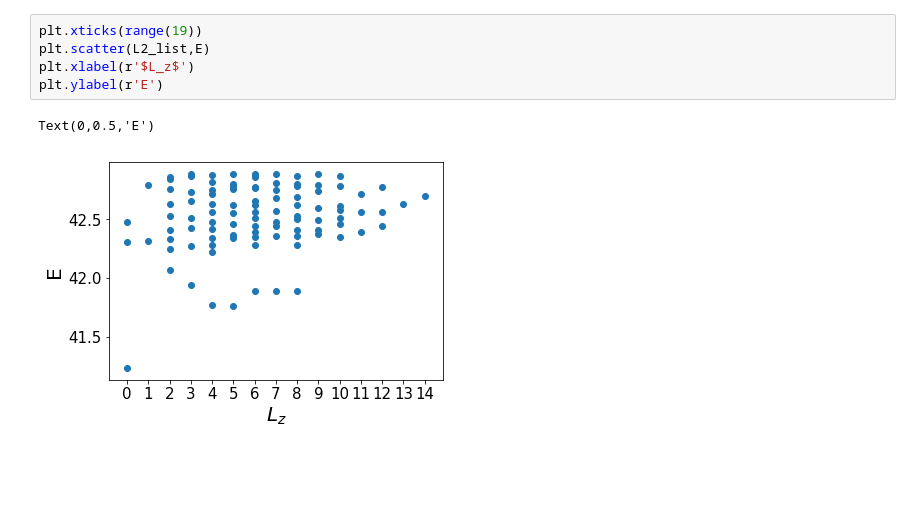
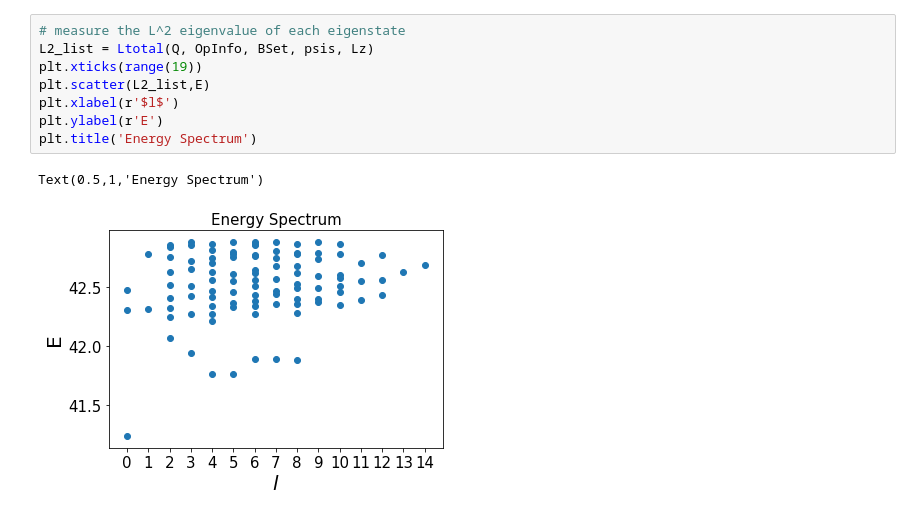
Before and after one commit to liangjj/GPED, a Jupyter notebook: example_FQH_Sphere_Laughlin_coulomb.ipynb, the cells around one changed output. Drawn from its saved outputs; the diff is of its cells as text; blank space fills up the shorter version.

```diff
--- a/example_FQH_Sphere_Laughlin_coulomb.ipynb
+++ b/example_FQH_Sphere_Laughlin_coulomb.ipynb
@@ -109,8 +103,11 @@ L2_list = Ltotal(Q, OpInfo, BSet, psis, Lz)
 # %%
+# measure the L^2 eigenvalue of each eigenstate
+L2_list = Ltotal(Q, OpInfo, BSet, psis, Lz)
 plt.xticks(range(19))
 plt.scatter(L2_list,E)
-plt.xlabel(r'$L_z$')
+plt.xlabel(r'$l$')
 plt.ylabel(r'E')
+plt.title('Energy Spectrum')
 # %% [output]
-Text(0,0.5,'E')
+Text(0.5,1,'Energy Spectrum')
-[figure, old version]
+[figure, new version]
```
Also changed, not shown: parts of 16 cells of this notebook.
